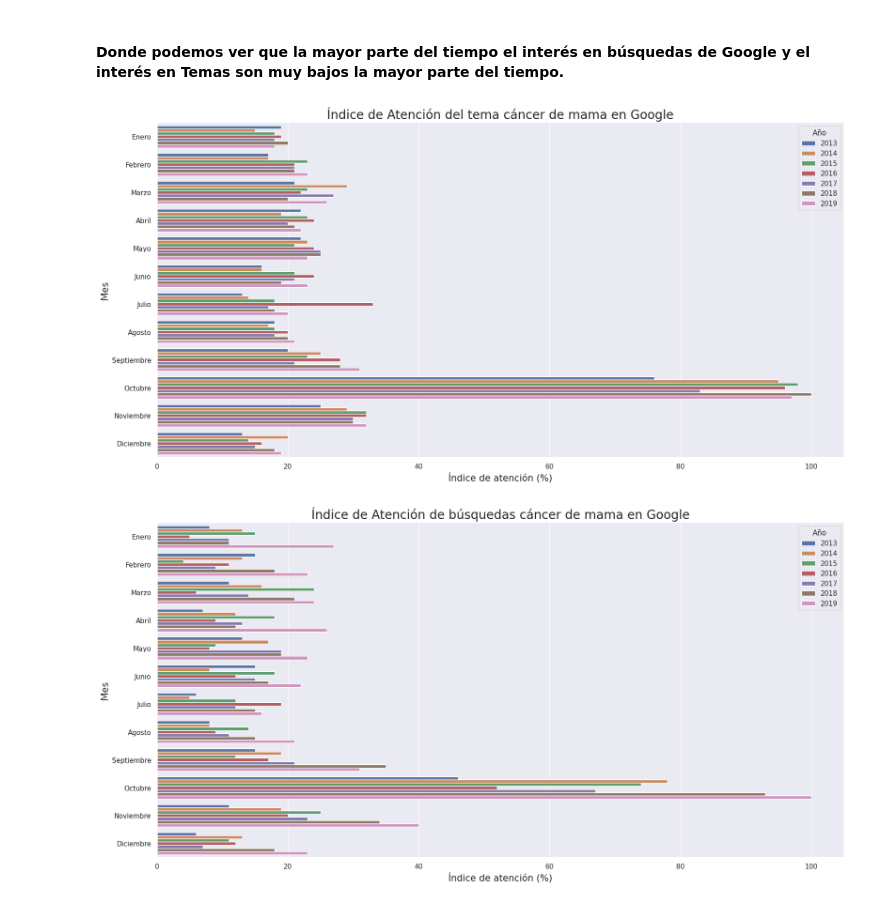
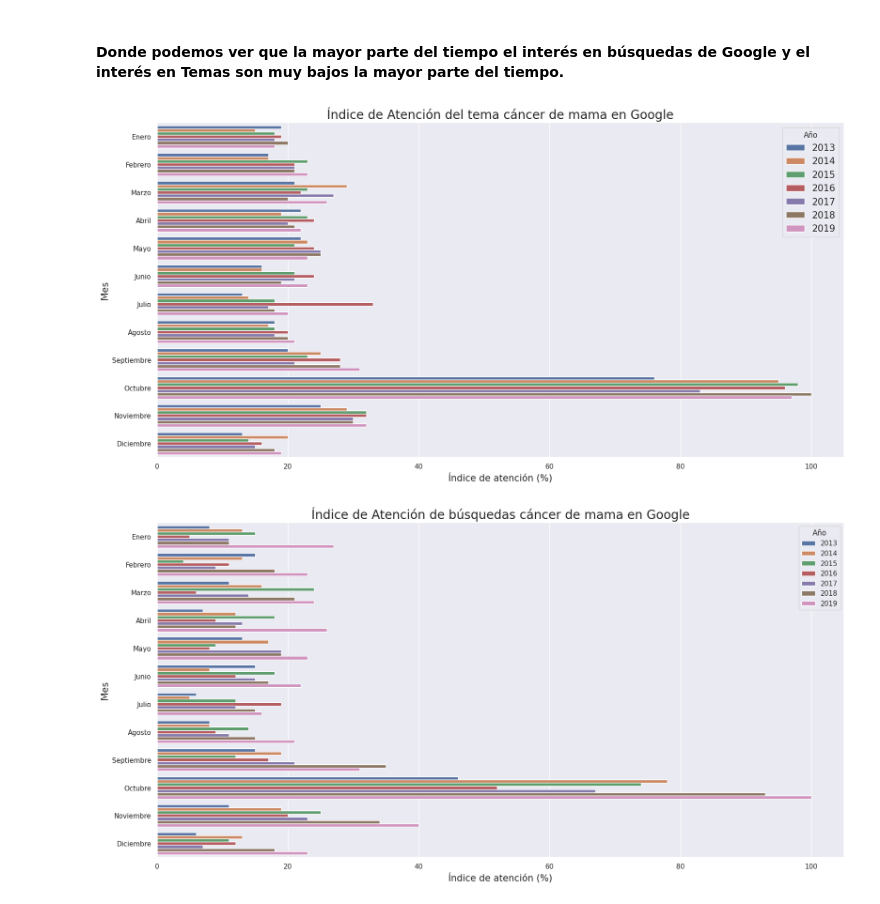
Before and after one commit to Zoe-Garcia/Equipo_2_P2_Analisis, a Jupyter notebook: Pregunta_3_y_4.ipynb, the cells around one changed output. Cells and saved outputs as stored; diff of their text form; code cells hidden in the pictures.

```diff
--- a/Pregunta_3_y_4.ipynb
+++ b/Pregunta_3_y_4.ipynb
@@ -222,22 +222,22 @@ Name: interes_en_cancer, dtype: int64
 # %%
 plt.figure(figsize=(20,10), dpi = 100)
 
 ax = sns.barplot(x = interes_tema['interes_en_cancer'], y = interes_tema['mes'], hue ='year' , data = interes_tema ,orient='h')
 
 plt.xlabel('Índice de atención (%)', fontsize = 15)
 plt.ylabel('Mes', fontsize = 15)
 
 meses = ['Enero', 'Febrero', 'Marzo', 'Abril', 'Mayo', 'Junio', 'Julio', 'Agosto', 'Septiembre', 'Octubre', 'Noviembre', 'Diciembre']
 
 plt.yticks([i for i in range(0,12)], meses)
 
 plt.title('Índice de Atención del tema cáncer de mama en Google', fontsize = 20)
 
-ax.legend(title='Año')
+ax.legend(title='Año', fontsize = 15)
 
 plt.show()
 # %% [output]
-[figure, old version]
+[figure, new version]
 # %%
 plt.figure(figsize=(20,10), dpi = 100)
 
```
Also changed, not shown: parts of 12 cells of this notebook.
